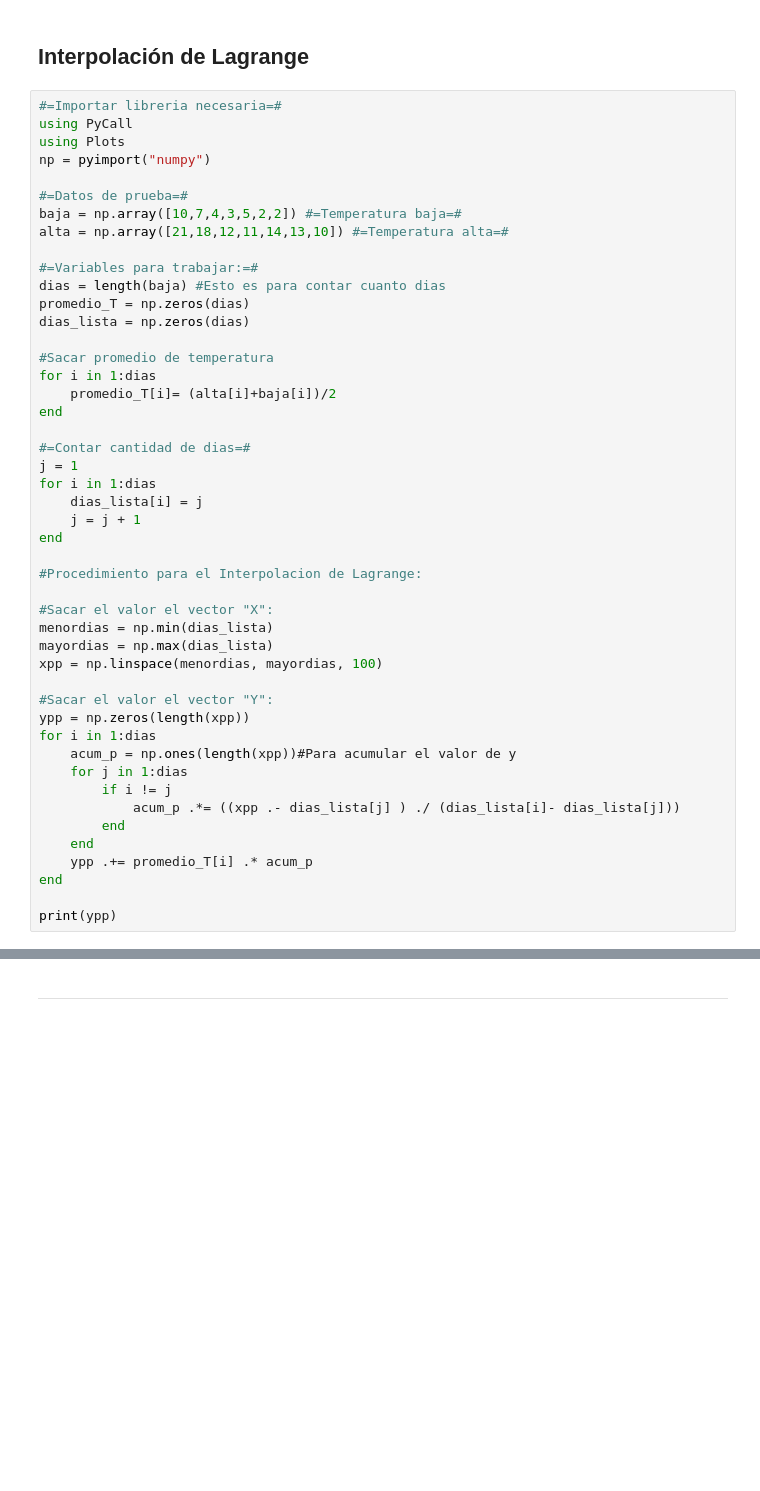
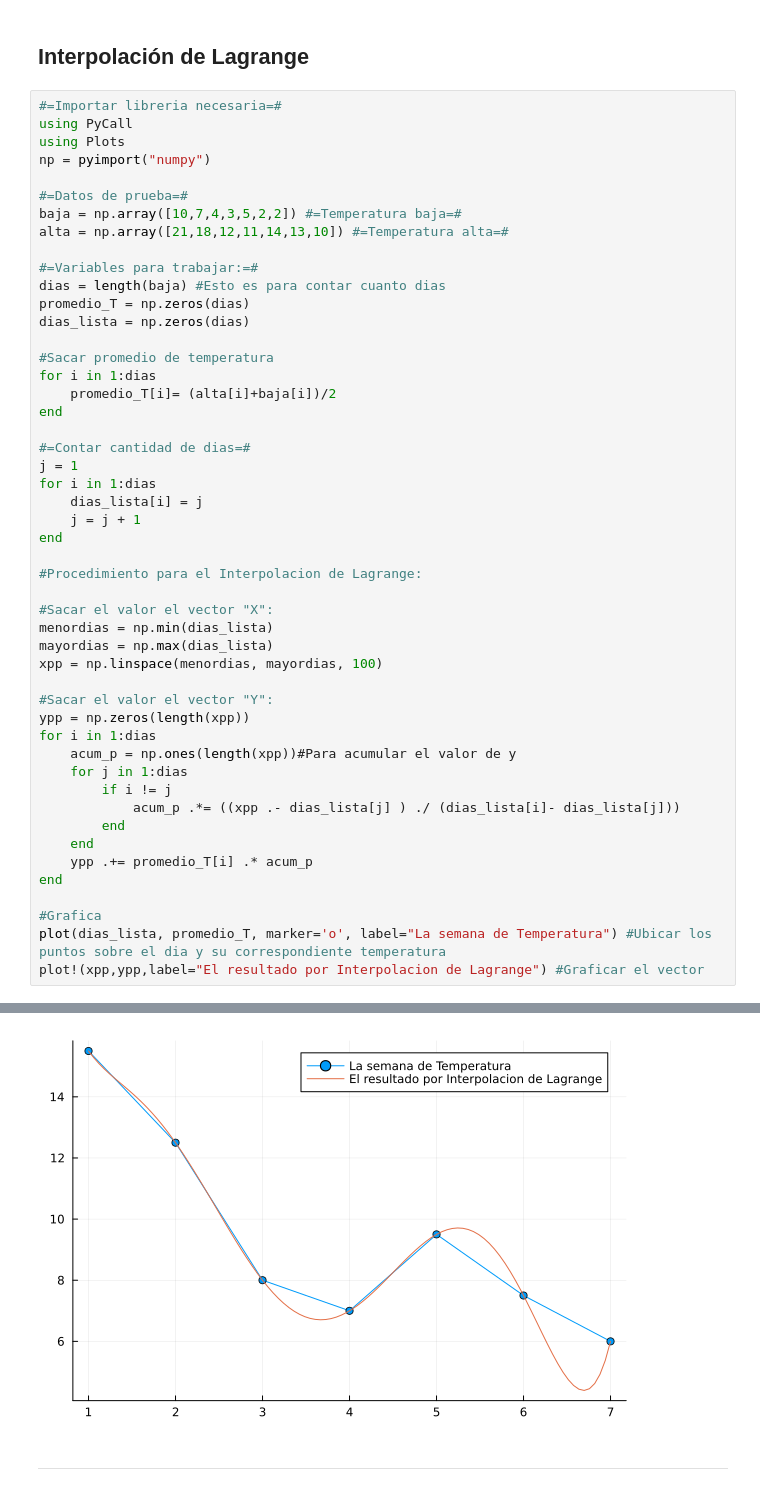
Before and after one commit to Maanuuuu/Colaboradores, a Jupyter notebook: Interpolaciones/Evaluacion_2.ipynb, the cells around one changed output, grey strips where cells are left out. Drawn from its saved outputs; the diff is of its cells as text; blank space fills up the shorter version.

Commit message:
Agregar grafica

```diff
--- a/Interpolaciones/Evaluacion_2.ipynb
+++ b/Interpolaciones/Evaluacion_2.ipynb
@@ -61,5 +61,7 @@ for i in 1:dias
     ypp .+= promedio_T[i] .* acum_p
 end
 
-print(ypp)
+#Grafica
+plot(dias_lista, promedio_T, marker='o', label="La semana de Temperatura") #Ubicar los puntos sobre el dia y su correspondiente temperatura
+plot!(xpp,ypp,label="El resultado por Interpolacion de Lagrange") #Graficar el vector
 # %% [output]
@@ -67,3 +70,4 @@ print(ypp)
+[figure, added]
 # %% [markdown]
 ---
 # %% [markdown]
```
Also changed, not shown: parts of 1 cell of this notebook.
